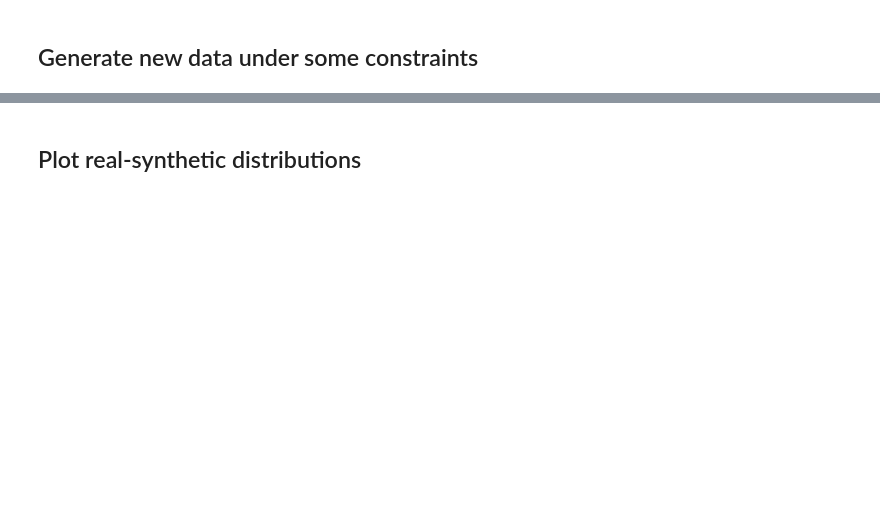
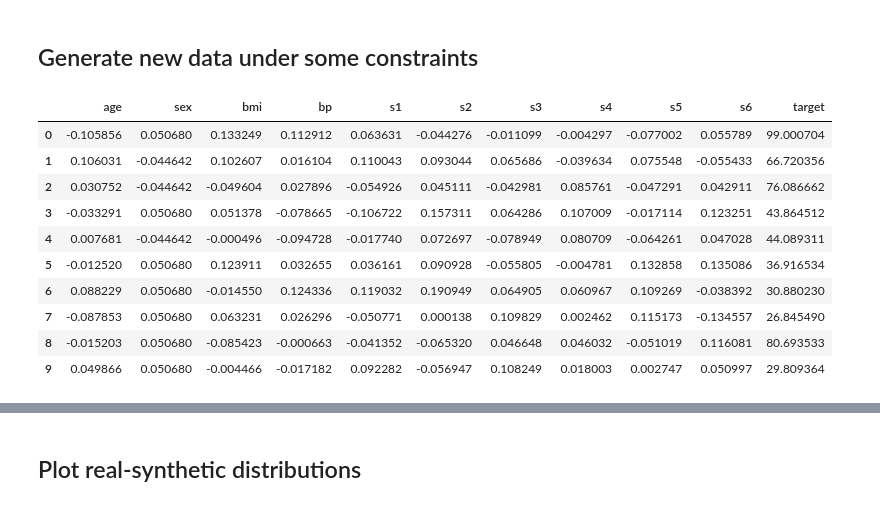
Before and after one commit to vanderschaarlab/synthcity, a Jupyter notebook: tutorials/tutorial0_basic_examples.ipynb, the cells around one changed output, grey strips where cells are left out. Saved outputs shown, nothing was run; the diff lists cells and outputs as text; code cells hidden in the pictures; blank space fills up the shorter version.

```diff
--- a/tutorials/tutorial0_basic_examples.ipynb
+++ b/tutorials/tutorial0_basic_examples.ipynb
@@ -39,14 +87,26 @@ syn_model.generate(count=10)
 # %%
 # Constraint: target <= 100
 from synthcity.plugins.core.constraints import Constraints
 
 constraints = Constraints(rules=[("target", "<=", 100)])
 
 generated = syn_model.generate(count=10, constraints=constraints)
 
 assert (generated["target"] <= 100).any()
 
-generated
+generated.dataframe()
+# %% [output]
+|  | age | sex | bmi | bp | s1 | s2 | s3 | s4 | s5 | s6 | target |
+| 0 | -0.105856 | 0.050680 | 0.133249 | 0.112912 | 0.063631 | -0.044276 | -0.011099 | -0.004297 | -0.077002 | 0.055789 | 99.000704 |
+| 1 | 0.106031 | -0.044642 | 0.102607 | 0.016104 | 0.110043 | 0.093044 | 0.065686 | -0.039634 | 0.075548 | -0.055433 | 66.720356 |
+| 2 | 0.030752 | -0.044642 | -0.049604 | 0.027896 | -0.054926 | 0.045111 | -0.042981 | 0.085761 | -0.047291 | 0.042911 | 76.086662 |
+| 3 | -0.033291 | 0.050680 | 0.051378 | -0.078665 | -0.106722 | 0.157311 | 0.064286 | 0.107009 | -0.017114 | 0.123251 | 43.864512 |
+| 4 | 0.007681 | -0.044642 | -0.000496 | -0.094728 | -0.017740 | 0.072697 | -0.078949 | 0.080709 | -0.064261 | 0.047028 | 44.089311 |
+| 5 | -0.012520 | 0.050680 | 0.123911 | 0.032655 | 0.036161 | 0.090928 | -0.055805 | -0.004781 | 0.132858 | 0.135086 | 36.916534 |
+| 6 | 0.088229 | 0.050680 | -0.014550 | 0.124336 | 0.119032 | 0.190949 | 0.064905 | 0.060967 | 0.109269 | -0.038392 | 30.880230 |
+| 7 | -0.087853 | 0.050680 | 0.063231 | 0.026296 | -0.050771 | 0.000138 | 0.109829 | 0.002462 | 0.115173 | -0.134557 | 26.845490 |
+| 8 | -0.015203 | 0.050680 | -0.085423 | -0.000663 | -0.041352 | -0.065320 | 0.046648 | 0.046032 | -0.051019 | 0.116081 | 80.693533 |
+| 9 | 0.049866 | 0.050680 | -0.004466 | -0.017182 | 0.092282 | -0.056947 | 0.108249 | 0.018003 | 0.002747 | 0.050997 | 29.809364 |
 # %%
 # Constraint: target > 150
 
```
Also changed, not shown: parts of 13 cells of this notebook, 8 other files.
